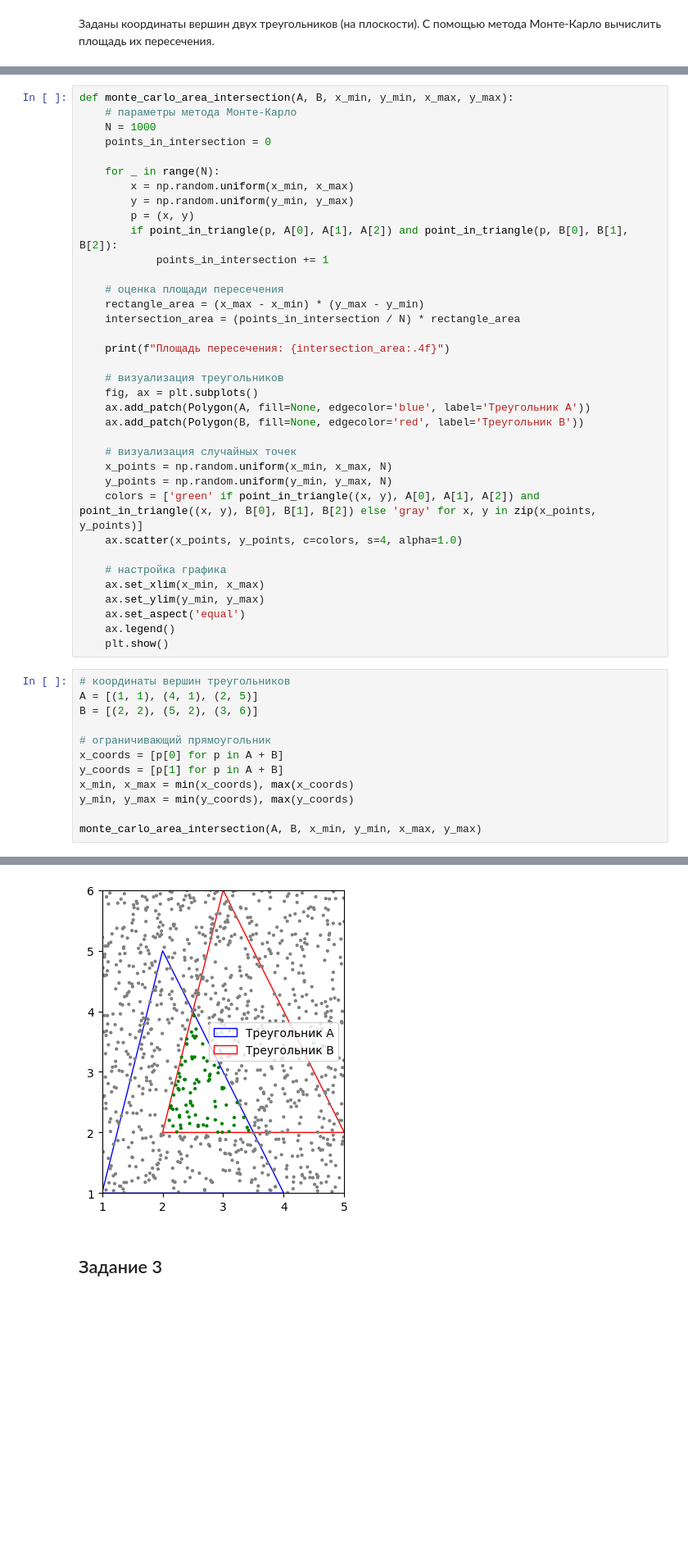
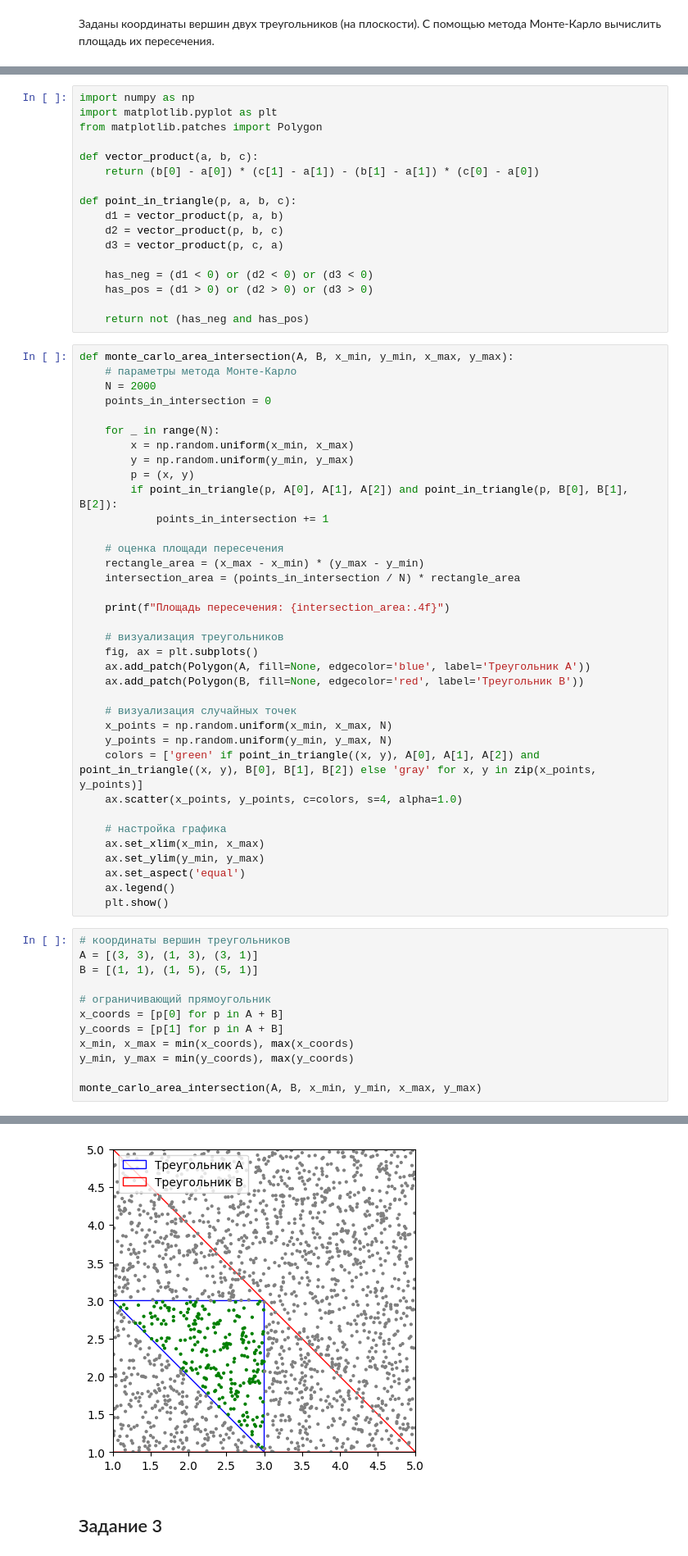
Before and after one commit to ipaingo/study, a Jupyter notebook: python/imit/lab1.ipynb, the cells around one changed output, grey strips where cells are left out. Shown at 82% size. Saved outputs shown, nothing was run; the diff lists cells and outputs as text; blank space fills up the shorter version.

```diff
--- a/python/imit/lab1.ipynb
+++ b/python/imit/lab1.ipynb
@@ -178,7 +148,24 @@ def point_in_triangle(p, A, B, C):
+# %%
+import numpy as np
+import matplotlib.pyplot as plt
+from matplotlib.patches import Polygon
+
+def vector_product(a, b, c):
+    return (b[0] - a[0]) * (c[1] - a[1]) - (b[1] - a[1]) * (c[0] - a[0])
+
+def point_in_triangle(p, a, b, c):
+    d1 = vector_product(p, a, b)
+    d2 = vector_product(p, b, c)
+    d3 = vector_product(p, c, a)
+
+    has_neg = (d1 < 0) or (d2 < 0) or (d3 < 0)
+    has_pos = (d1 > 0) or (d2 > 0) or (d3 > 0)
+
+    return not (has_neg and has_pos)
 # %%
 def monte_carlo_area_intersection(A, B, x_min, y_min, x_max, y_max):
     # параметры метода Монте-Карло
-    N = 1000
+    N = 2000
     points_in_intersection = 0
 
     for _ in range(N):
@@ -213,8 +200,8 @@ def monte_carlo_area_intersection(A, B, x_min, y_min, x_max, y_max):
     plt.show()
 # %%
 # координаты вершин треугольников
-A = [(1, 1), (4, 1), (2, 5)]
-B = [(2, 2), (5, 2), (3, 6)]
+A = [(3, 3), (1, 3), (3, 1)]
+B = [(1, 1), (1, 5), (5, 1)]
 
 # ограничивающий прямоугольник
 x_coords = [p[0] for p in A + B]
@@ -228,4 +215,4 @@ monte_carlo_area_intersection(A, B, x_min, y_min, x_max, y_max)
-[figure, old version]
+[figure, new version]
 # %% [markdown]
 ## Задание 3
 # %% [markdown]
```
Also changed, not shown: parts of 16 cells of this notebook, 2 other files.
